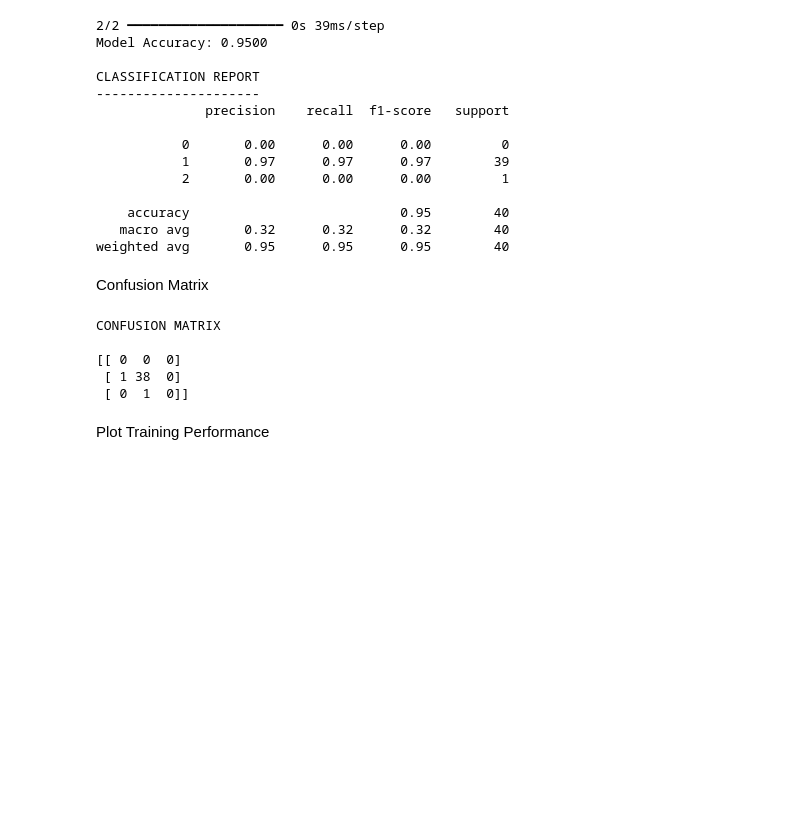
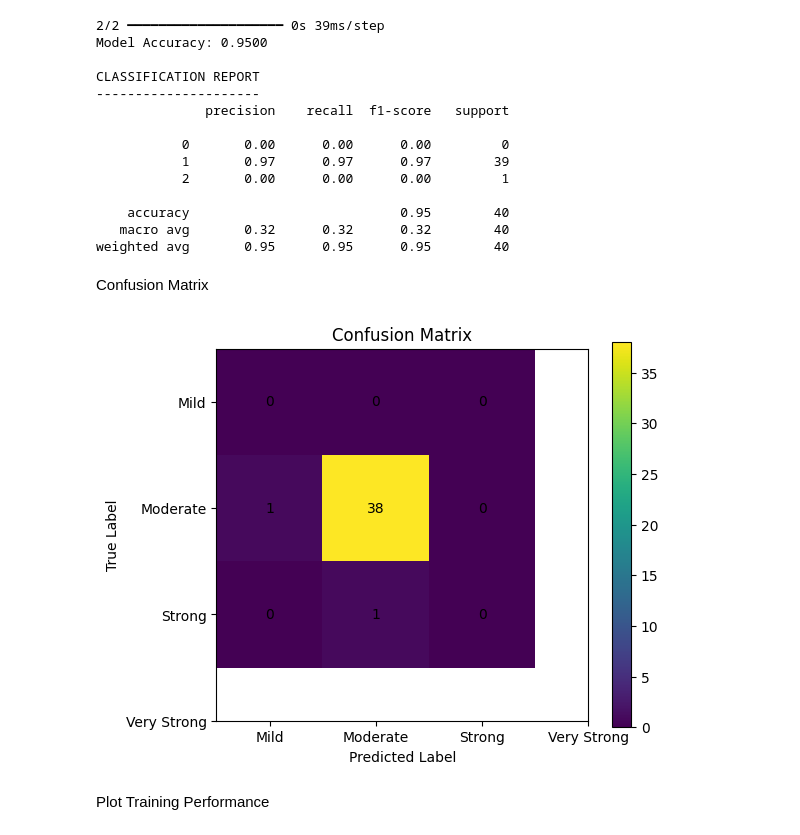
Before and after one commit to Yeabebe/earthquake-detection-ai, a Jupyter notebook: earthquake_detection.ipynb, the cells around one changed output. Drawn from its saved outputs; the diff is of its cells as text; code cells hidden in the pictures; blank space fills up the shorter version.

Commit message:
Implement Confusion Matrix visualization

```diff
--- a/earthquake_detection.ipynb
+++ b/earthquake_detection.ipynb
@@ -264,14 +262,32 @@ Confusion Matrix
 # %%
 cm = confusion_matrix(y_test, y_pred)
 
-print("CONFUSION MATRIX\n")
-print(cm)
+plt.figure(figsize=(6, 5))
+
+plt.imshow(cm)
+
+plt.title("Confusion Matrix")
+
+plt.colorbar()
+
+plt.xlabel("Predicted Label")
+plt.ylabel("True Label")
+
+plt.xticks([0,1,2,3],
+           ['Mild', 'Moderate', 'Strong', 'Very Strong'])
+
+plt.yticks([0,1,2,3],
+           ['Mild', 'Moderate', 'Strong', 'Very Strong'])
+
+for i in range(cm.shape[0]):
+    for j in range(cm.shape[1]):
+        plt.text(j, i, cm[i, j],
+                 ha="center",
+                 va="center")
+
+plt.show()
 # %% [output]
-CONFUSION MATRIX
-
-[[ 0  0  0]
- [ 1 38  0]
- [ 0  1  0]]
+[figure, added]
 # %% [markdown]
 Plot Training Performance
 # %%
```
Also changed, not shown: parts of 1 cell of this notebook.
